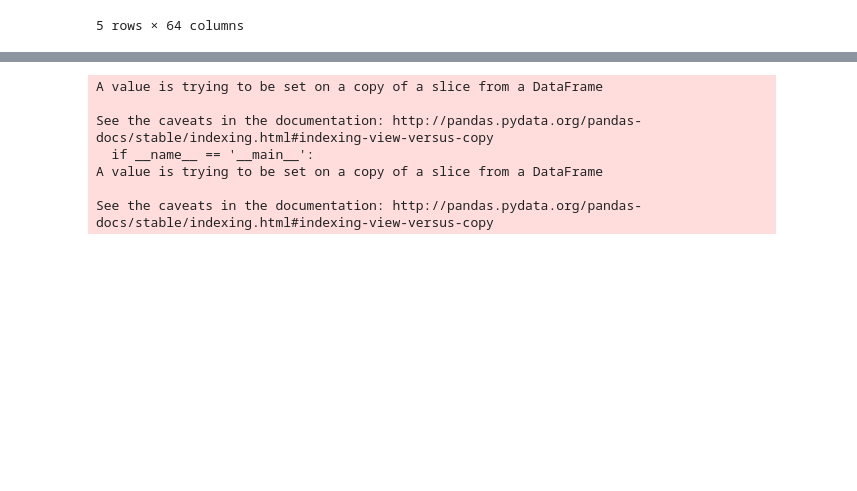
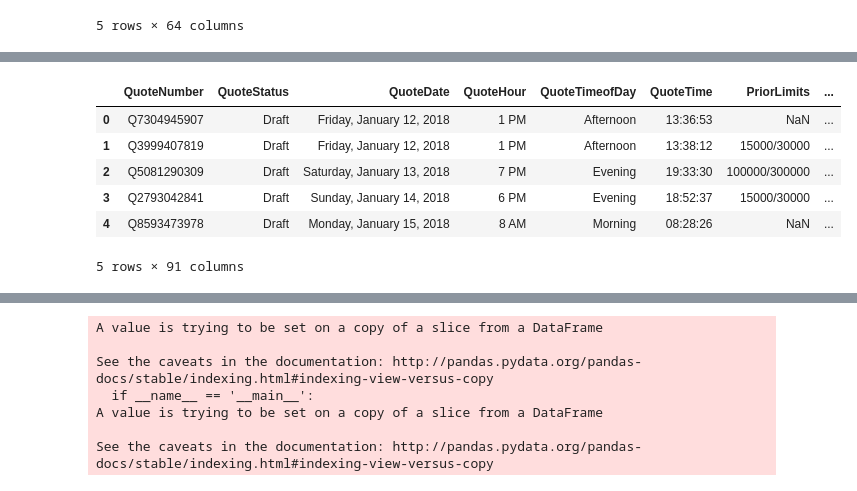
Before and after one commit to suchithrabalakrishnan/GQP, a Jupyter notebook: Work2.ipynb, the cells around one changed output, grey strips where cells are left out. Drawn from its saved outputs; the diff is of its cells as text; code cells hidden in the pictures; blank space fills up the shorter version.

```diff
--- a/Work2.ipynb
+++ b/Work2.ipynb
@@ -138,0 +126,20 @@ temp.head()
+# %%
+days=list(data['QuoteDay'].unique())
+
+for i in range(len(days)):
+    #print(prior_ins_definition[i])
+    #newDays=str('\''+days[i]+'\'')
+    newDays=str(days[i])
+    data[newDays]=flatten(newDays,list(data['QuoteDay']))
+data.head()
+# %%
+data=data.drop(['QuoteDay'],axis=1)
+data.head()
+# %% [output]
+|  | QuoteNumber | QuoteStatus | QuoteDate | QuoteHour | QuoteTimeofDay | QuoteTime | PriorLimits | ... |
+| 0 | Q7304945907 | Draft | Friday, January 12, 2018 | 1 PM | Afternoon | 13:36:53 | NaN | ... |
+| 1 | Q3999407819 | Draft | Friday, January 12, 2018 | 1 PM | Afternoon | 13:38:12 | 15000/30000 | ... |
+| 2 | Q5081290309 | Draft | Saturday, January 13, 2018 | 7 PM | Evening | 19:33:30 | 100000/300000 | ... |
+| 3 | Q2793042841 | Draft | Sunday, January 14, 2018 | 6 PM | Evening | 18:52:37 | 15000/30000 | ... |
+| 4 | Q8593473978 | Draft | Monday, January 15, 2018 | 8 AM | Morning | 08:28:26 | NaN | ... |
+5 rows × 91 columns
```
Also changed, not shown: parts of 23 cells of this notebook.
